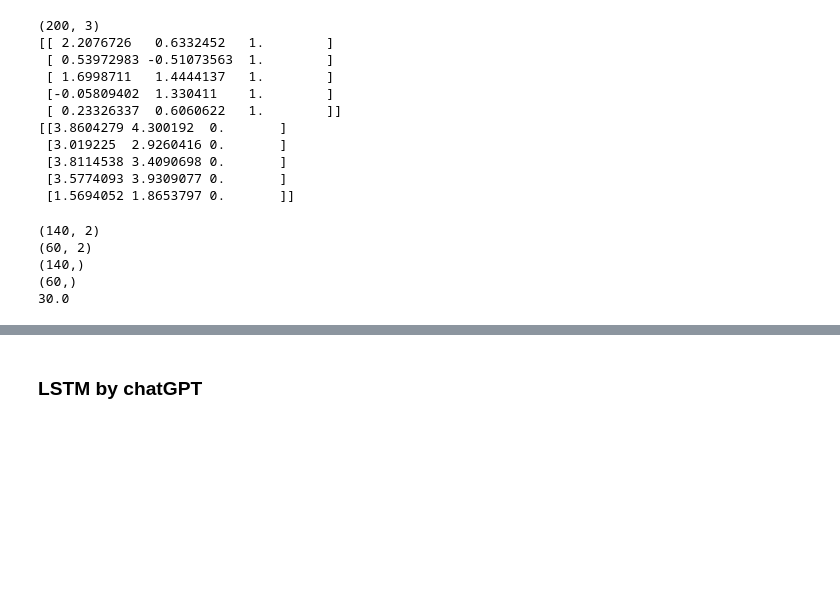
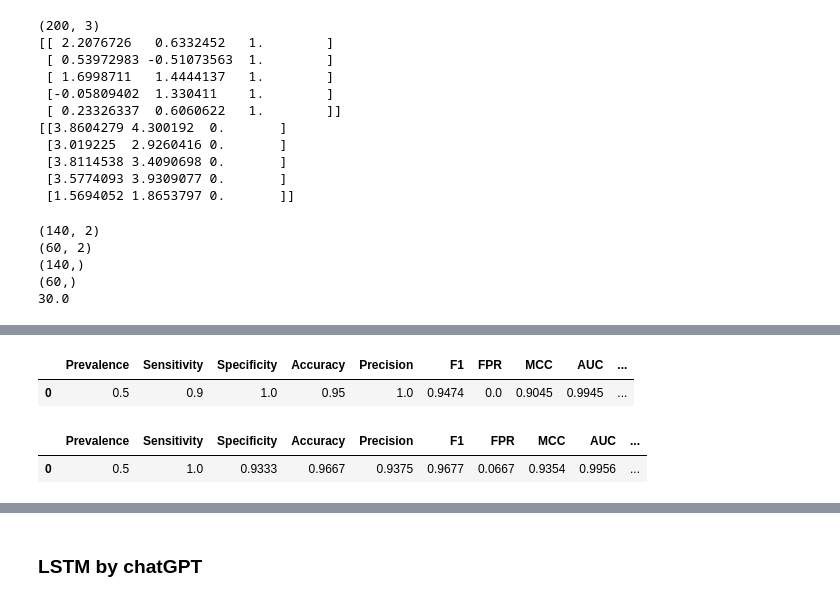
Before and after one commit to asalomatov/options, a Jupyter notebook: notebooks/jax.ipynb, the cells around one changed output, grey strips where cells are left out. Saved outputs shown, nothing was run; the diff lists cells and outputs as text; code cells hidden in the pictures; blank space fills up the shorter version.

```diff
--- a/notebooks/jax.ipynb
+++ b/notebooks/jax.ipynb
@@ -490,0 +493,20 @@ Array([[0.9999496 , 0.        ],
+# %%
+from usefulml.ml_utils import  binary_classification_metrics
+binary_classification_metrics(y_train,
+                              jnp.round(model(theta, X_train.transpose()), 0),
+                              model(theta, X_train.transpose()),
+                              4
+                             )
+# %% [output]
+|  | Prevalence | Sensitivity | Specificity | Accuracy | Precision | F1 | FPR | MCC | AUC | ... |
+| 0 | 0.5 | 0.9 | 1.0 | 0.95 | 1.0 | 0.9474 | 0.0 | 0.9045 | 0.9945 | ... |
+# %%
+# now for test data
+binary_classification_metrics(y_test,
+                              jnp.round(model(theta, X_test.transpose()), 0),
+                              model(theta, X_test.transpose()),
+                              4
+                             )
+# %% [output]
+|  | Prevalence | Sensitivity | Specificity | Accuracy | Precision | F1 | FPR | MCC | AUC | ... |
+| 0 | 0.5 | 1.0 | 0.9333 | 0.9667 | 0.9375 | 0.9677 | 0.0667 | 0.9354 | 0.9956 | ... |
```
Also changed, not shown: parts of 19 cells of this notebook.
